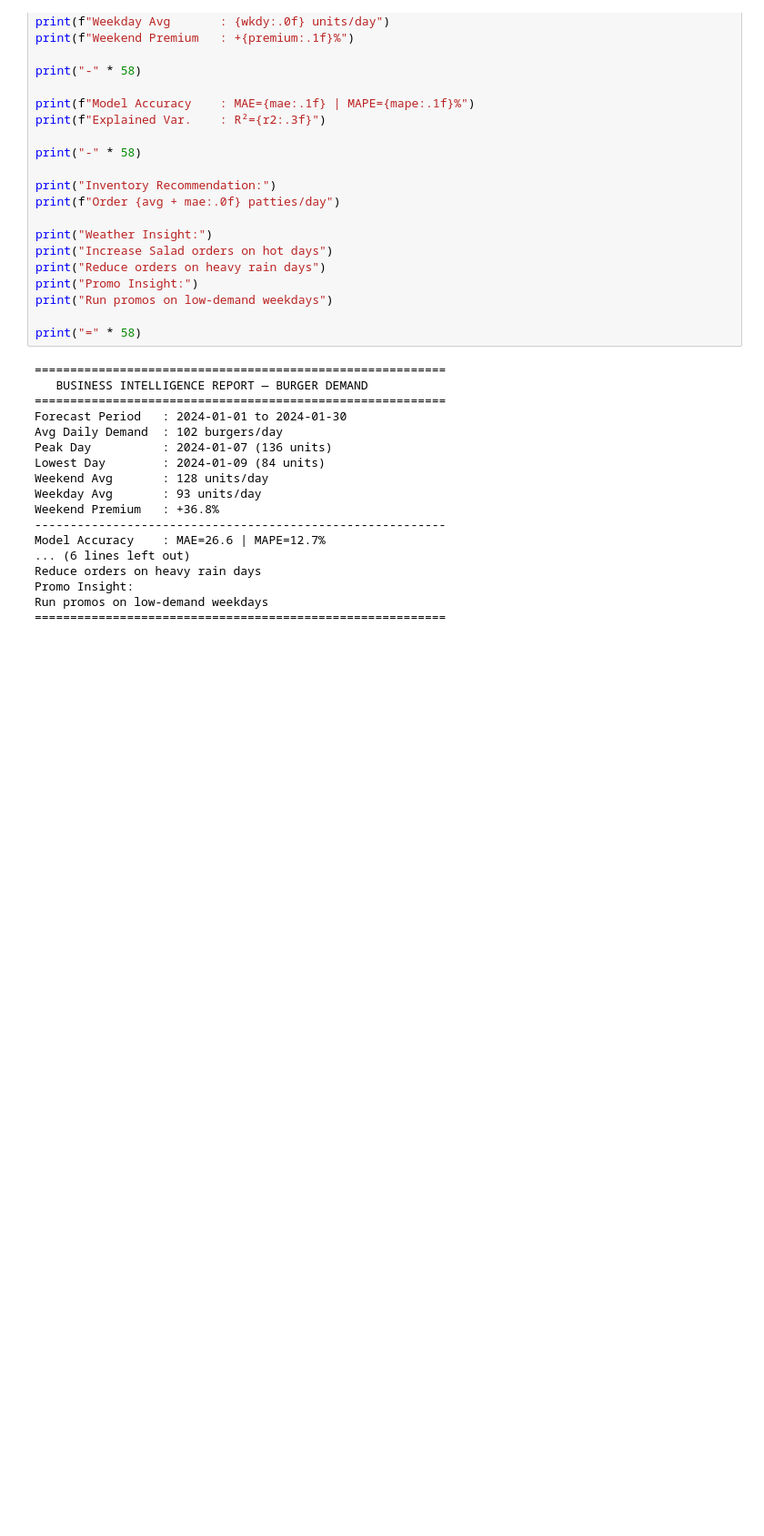
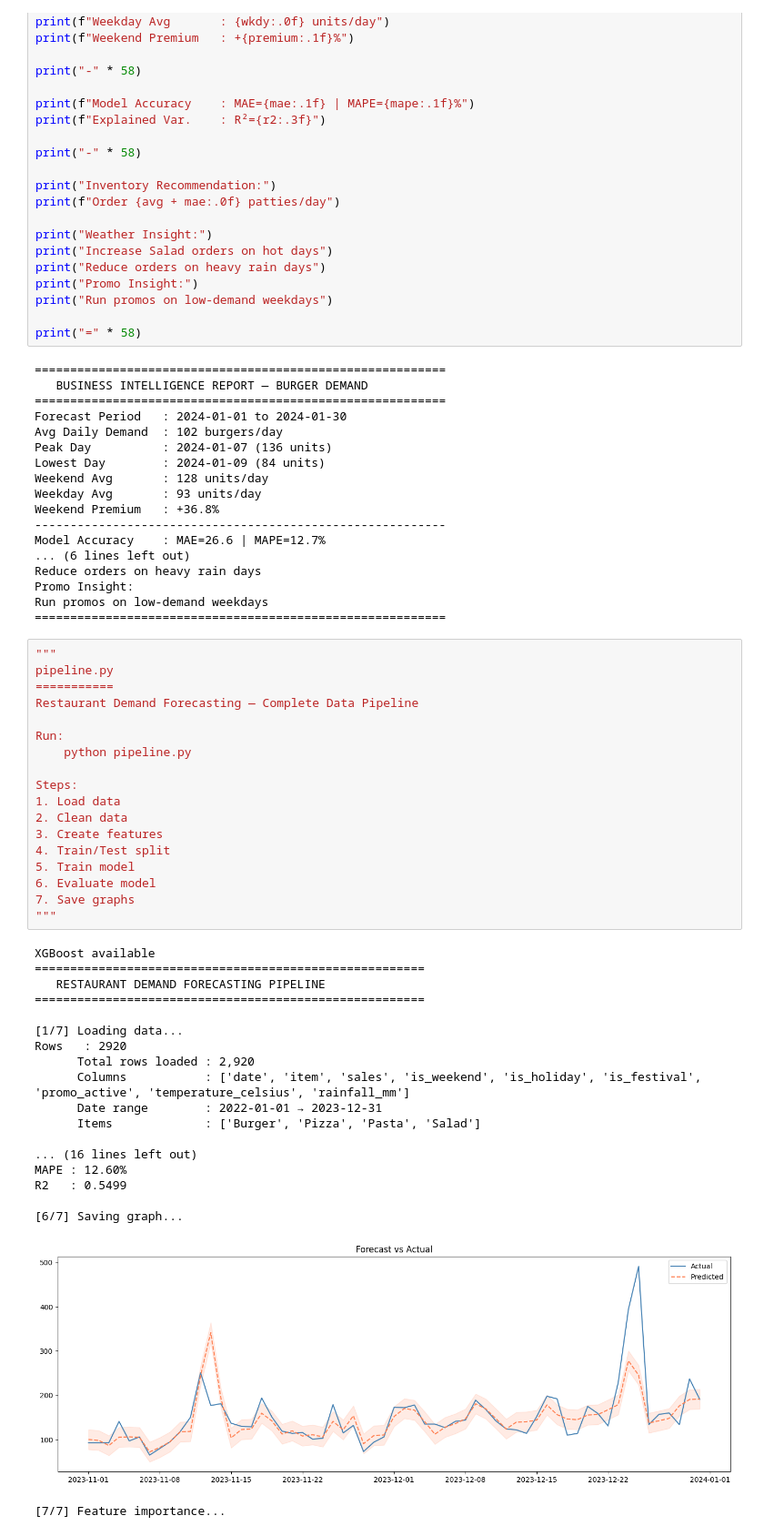
Before and after one commit to PalakParsana/Project-3--Food-Restaurant-Services, a Jupyter notebook: Week4.ipynb, the cells around one changed output. Shown at 91% size. Drawn from its saved outputs; the diff is of its cells as text; blank space fills up the shorter version.

```diff
--- a/Week4.ipynb
+++ b/Week4.ipynb
@@ -482,3 +482,41 @@ Reduce orders on heavy rain days
 Promo Insight:
 Run promos on low-demand weekdays
 ==========================================================
+# %%
+"""
+pipeline.py
+===========
+Restaurant Demand Forecasting — Complete Data Pipeline
+
+Run:
+    python pipeline.py
+
+Steps:
+1. Load data
+2. Clean data
+3. Create features
+4. Train/Test split
+5. Train model
+6. Evaluate model
+7. Save graphs
+"""
+# %% [output]
+XGBoost available
+=======================================================
+   RESTAURANT DEMAND FORECASTING PIPELINE
+=======================================================
+
+[1/7] Loading data...
+Rows   : 2920
+      Total rows loaded : 2,920
+      Columns           : ['date', 'item', 'sales', 'is_weekend', 'is_holiday', 'is_festival', 'promo_active', 'temperature_celsius', 'rainfall_mm']
+      Date range        : 2022-01-01 → 2023-12-31
+      Items             : ['Burger', 'Pizza', 'Pasta', 'Salad']
+
+... (16 lines left out)
+MAPE : 12.60%
+R2   : 0.5499
+
+[6/7] Saving graph...
+[figure, added]
+[7/7] Feature importance...
```
Also changed, not shown: parts of 1 cell of this notebook, 3 other files.
